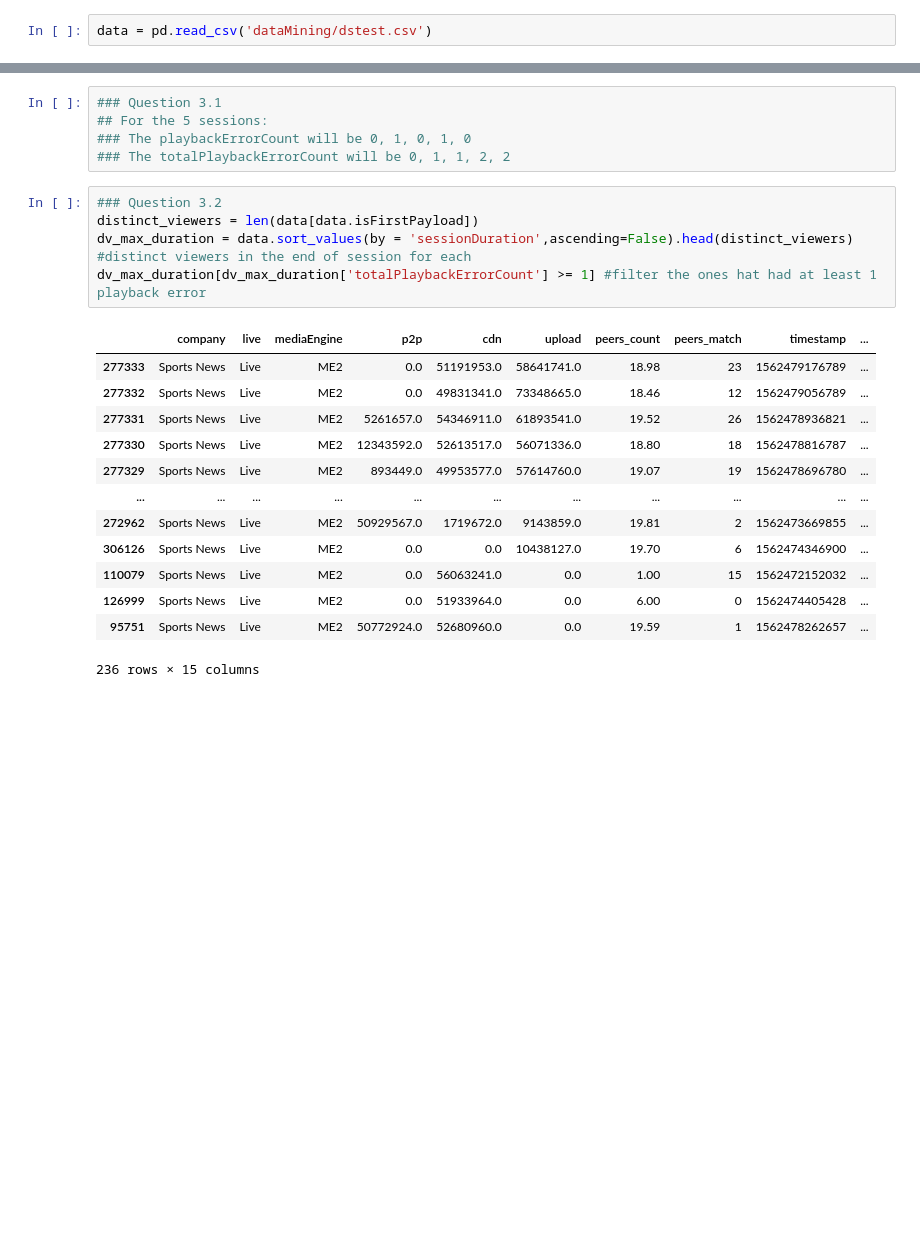
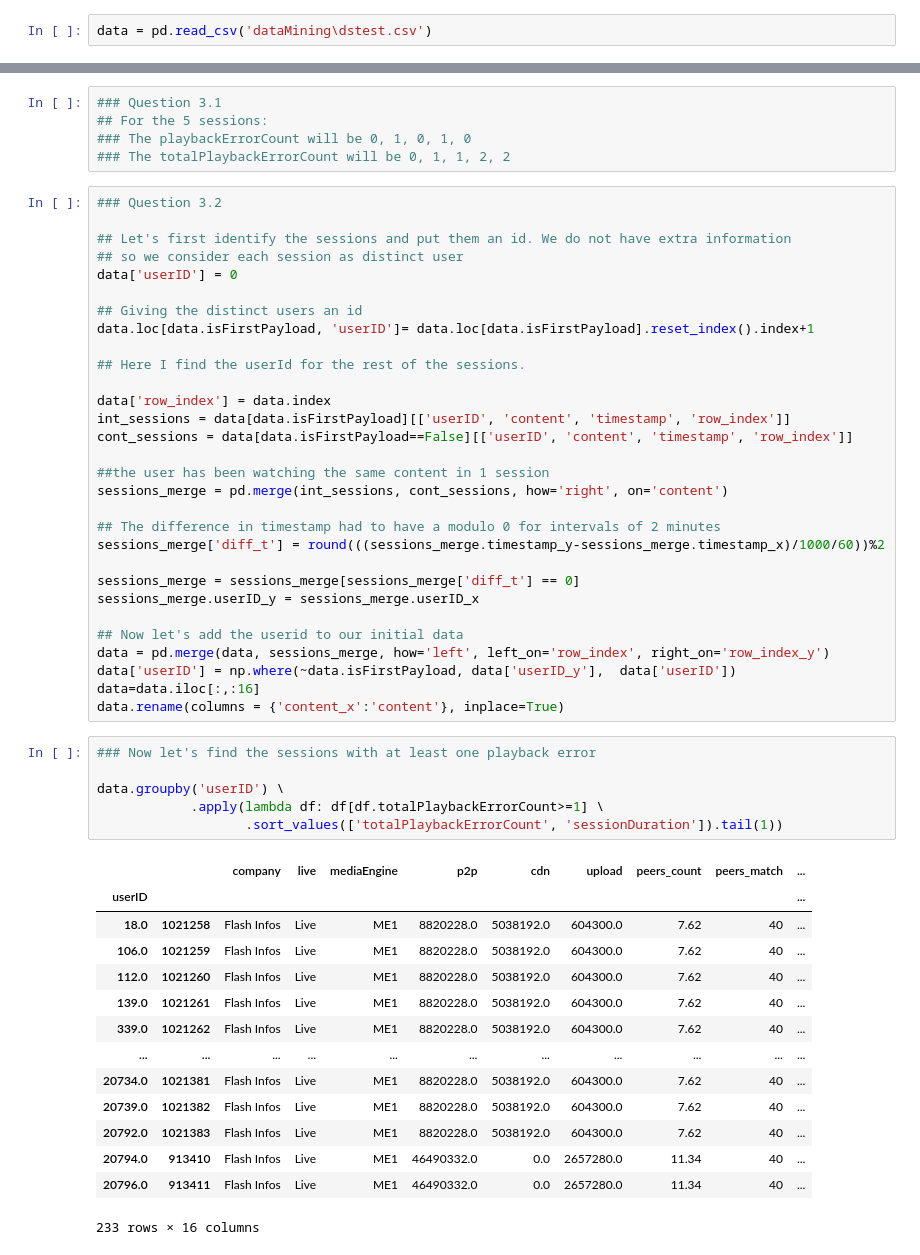
Before and after one commit to LediaIsaj/Data_Mining, a Jupyter notebook: dataset_analysis.ipynb, the cells around one changed output, grey strips where cells are left out. Drawn from its saved outputs; the diff is of its cells as text; blank space fills up the shorter version.

Commit message:
Data mining part

```diff
--- a/dataset_analysis.ipynb
+++ b/dataset_analysis.ipynb
@@ -5,5 +7,5 @@ from datetime import datetime, timedelta
 # %%
-data = pd.read_csv('dataMining/dstest.csv')
+data = pd.read_csv('dataMining\dstest.csv')
 # %%
 data.head()
 # %% [output]
@@ -79,25 +85,57 @@ dtype: int64
 ## For the 5 sessions:
 ### The playbackErrorCount will be 0, 1, 0, 1, 0
 ### The totalPlaybackErrorCount will be 0, 1, 1, 2, 2
-# %%
-### Question 3.2
-distinct_viewers = len(data[data.isFirstPayload])
-dv_max_duration = data.sort_values(by = 'sessionDuration',ascending=False).head(distinct_viewers) #distinct viewers in the end of session for each
-dv_max_duration[dv_max_duration['totalPlaybackErrorCount'] >= 1] #filter the ones hat had at least 1 playback error
-# %% [output]
-|  | company | live | mediaEngine | p2p | cdn | upload | peers_count | peers_match | timestamp | ... |
-| 277333 | Sports News | Live | ME2 | 0.0 | 51191953.0 | 58641741.0 | 18.98 | 23 | 1562479176789 | ... |
-| 277332 | Sports News | Live | ME2 | 0.0 | 49831341.0 | 73348665.0 | 18.46 | 12 | 1562479056789 | ... |
-| 277331 | Sports News | Live | ME2 | 5261657.0 | 54346911.0 | 61893541.0 | 19.52 | 26 | 1562478936821 | ... |
-| 277330 | Sports News | Live | ME2 | 12343592.0 | 52613517.0 | 56071336.0 | 18.80 | 18 | 1562478816787 | ... |
-| 277329 | Sports News | Live | ME2 | 893449.0 | 49953577.0 | 57614760.0 | 19.07 | 19 | 1562478696780 | ... |
-| ... | ... | ... | ... | ... | ... | ... | ... | ... | ... | ... |
-| 272962 | Sports News | Live | ME2 | 50929567.0 | 1719672.0 | 9143859.0 | 19.81 | 2 | 1562473669855 | ... |
-| 306126 | Sports News | Live | ME2 | 0.0 | 0.0 | 10438127.0 | 19.70 | 6 | 1562474346900 | ... |
-| 110079 | Sports News | Live | ME2 | 0.0 | 56063241.0 | 0.0 | 1.00 | 15 | 1562472152032 | ... |
-| 126999 | Sports News | Live | ME2 | 0.0 | 51933964.0 | 0.0 | 6.00 | 0 | 1562474405428 | ... |
-| 95751 | Sports News | Live | ME2 | 50772924.0 | 52680960.0 | 0.0 | 19.59 | 1 | 1562478262657 | ... |
-236 rows × 15 columns
+# %%
+### Question 3.2
+
+## Let's first identify the sessions and put them an id. We do not have extra information
+## so we consider each session as distinct user
+data['userID'] = 0
+
+## Giving the distinct users an id
+data.loc[data.isFirstPayload, 'userID']= data.loc[data.isFirstPayload].reset_index().index+1
+
+## Here I find the userId for the rest of the sessions.
+
+data['row_index'] = data.index
+int_sessions = data[data.isFirstPayload][['userID', 'content', 'timestamp', 'row_index']]
+cont_sessions = data[data.isFirstPayload==False][['userID', 'content', 'timestamp', 'row_index']]
+
+##the user has been watching the same content in 1 session
+sessions_merge = pd.merge(int_sessions, cont_sessions, how='right', on='content')
+
+## The difference in timestamp had to have a modulo 0 for intervals of 2 minutes
+sessions_merge['diff_t'] = round(((sessions_merge.timestamp_y-sessions_merge.timestamp_x)/1000/60))%2
+
+sessions_merge = sessions_merge[sessions_merge['diff_t'] == 0]
+sessions_merge.userID_y = sessions_merge.userID_x
+
+## Now let's add the userid to our initial data
+data = pd.merge(data, sessions_merge, how='left', left_on='row_index', right_on='row_index_y')
+data['userID'] = np.where(~data.isFirstPayload, data['userID_y'],  data['userID'])
+data=data.iloc[:,:16]
+data.rename(columns = {'content_x':'content'}, inplace=True)
+# %%
+### Now let's find the sessions with at least one playback error
+
+data.groupby('userID') \
+            .apply(lambda df: df[df.totalPlaybackErrorCount>=1] \
+                   .sort_values(['totalPlaybackErrorCount', 'sessionDuration']).tail(1))
+# %% [output]
+|  |  | company | live | mediaEngine | p2p | cdn | upload | peers_count | peers_match | ... |
+| userID |  |  |  |  |  |  |  |  |  | ... |
+| 18.0 | 1021258 | Flash Infos | Live | ME1 | 8820228.0 | 5038192.0 | 604300.0 | 7.62 | 40 | ... |
+| 106.0 | 1021259 | Flash Infos | Live | ME1 | 8820228.0 | 5038192.0 | 604300.0 | 7.62 | 40 | ... |
+| 112.0 | 1021260 | Flash Infos | Live | ME1 | 8820228.0 | 5038192.0 | 604300.0 | 7.62 | 40 | ... |
+| 139.0 | 1021261 | Flash Infos | Live | ME1 | 8820228.0 | 5038192.0 | 604300.0 | 7.62 | 40 | ... |
+| 339.0 | 1021262 | Flash Infos | Live | ME1 | 8820228.0 | 5038192.0 | 604300.0 | 7.62 | 40 | ... |
+| ... | ... | ... | ... | ... | ... | ... | ... | ... | ... | ... |
+| 20734.0 | 1021381 | Flash Infos | Live | ME1 | 8820228.0 | 5038192.0 | 604300.0 | 7.62 | 40 | ... |
+| 20739.0 | 1021382 | Flash Infos | Live | ME1 | 8820228.0 | 5038192.0 | 604300.0 | 7.62 | 40 | ... |
+| 20792.0 | 1021383 | Flash Infos | Live | ME1 | 8820228.0 | 5038192.0 | 604300.0 | 7.62 | 40 | ... |
+| 20794.0 | 913410 | Flash Infos | Live | ME1 | 46490332.0 | 0.0 | 2657280.0 | 11.34 | 40 | ... |
+| 20796.0 | 913411 | Flash Infos | Live | ME1 | 46490332.0 | 0.0 | 2657280.0 | 11.34 | 40 | ... |
+233 rows × 16 columns
 # %%
 ### Question 4.1
 data['readableDate'] = data['timestamp'].apply(lambda x: (datetime.fromtimestamp(x/1000) - timedelta(minutes = 2)).strftime('%Y-%m-%d %H:%M:%S'))
```
Also changed, not shown: parts of 11 cells of this notebook.
